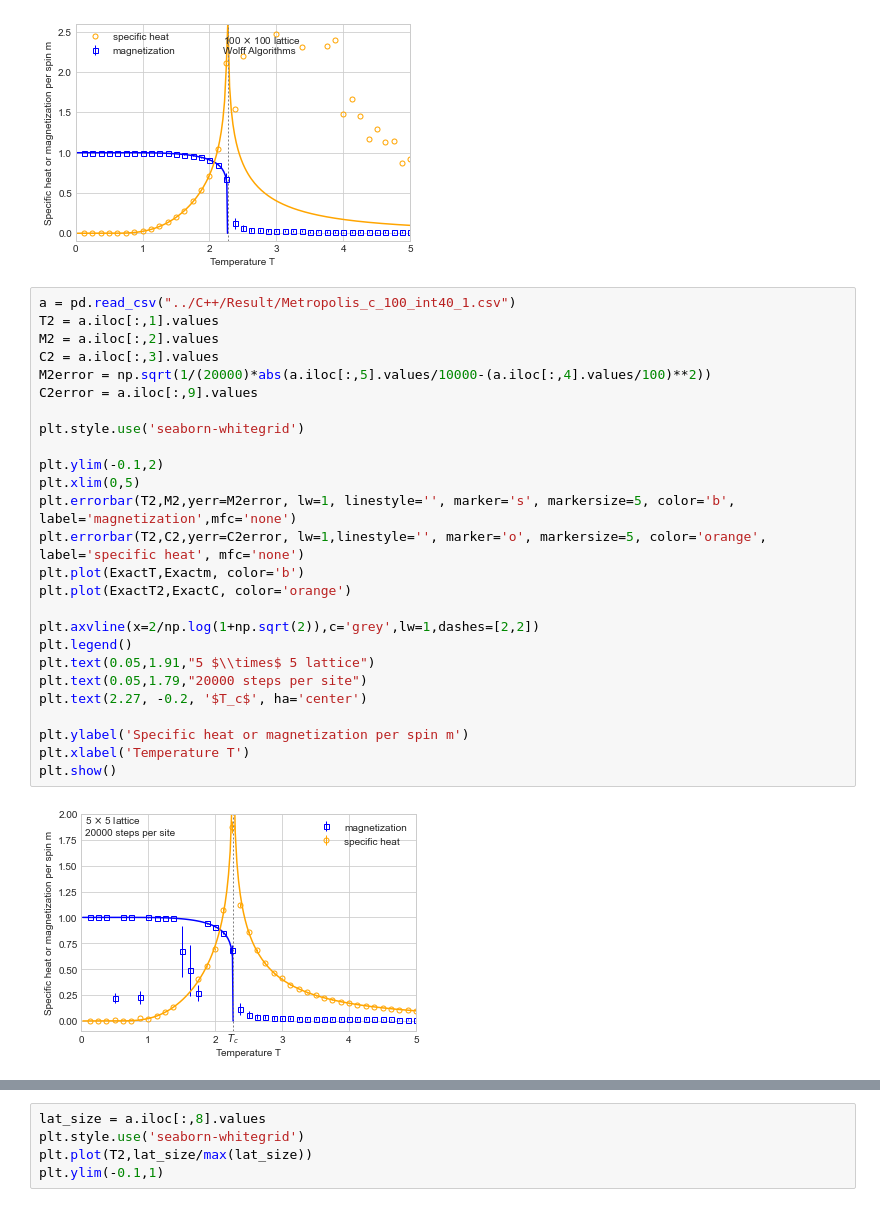
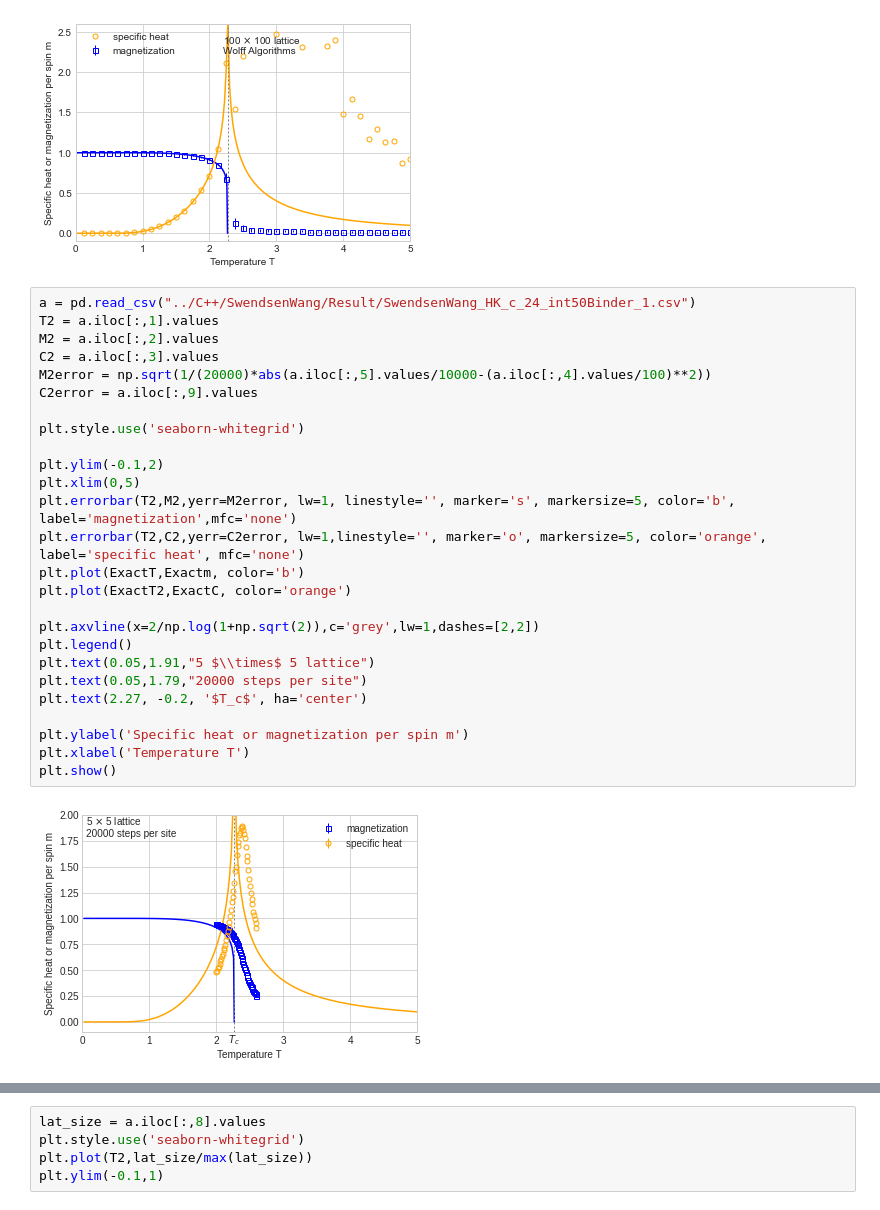
Before and after one commit to seongsukim-ml/2022_CMBP, a Jupyter notebook: MonteCarlo/Newman_Barkema/python/Data_Plotting.ipynb, the cells around one changed output, grey strips where cells are left out. Drawn from its saved outputs; the diff is of its cells as text.

```diff
--- a/MonteCarlo/Newman_Barkema/python/Data_Plotting.ipynb
+++ b/MonteCarlo/Newman_Barkema/python/Data_Plotting.ipynb
@@ -158,30 +158,30 @@ plt.show()
 # %% [output]
 [figure]
 # %%
-a = pd.read_csv("../C++/Result/Metropolis_c_100_int40_1.csv")
+a = pd.read_csv("../C++/SwendsenWang/Result/SwendsenWang_HK_c_24_int50Binder_1.csv")
 T2 = a.iloc[:,1].values
 M2 = a.iloc[:,2].values
 C2 = a.iloc[:,3].values
 M2error = np.sqrt(1/(20000)*abs(a.iloc[:,5].values/10000-(a.iloc[:,4].values/100)**2))
 C2error = a.iloc[:,9].values
 
 plt.style.use('seaborn-whitegrid')
 
 plt.ylim(-0.1,2)
 plt.xlim(0,5)
 plt.errorbar(T2,M2,yerr=M2error, lw=1, linestyle='', marker='s', markersize=5, color='b', label='magnetization',mfc='none')
 plt.errorbar(T2,C2,yerr=C2error, lw=1,linestyle='', marker='o', markersize=5, color='orange', label='specific heat', mfc='none')
 plt.plot(ExactT,Exactm, color='b')
 plt.plot(ExactT2,ExactC, color='orange')
 
 plt.axvline(x=2/np.log(1+np.sqrt(2)),c='grey',lw=1,dashes=[2,2])
 plt.legend()
 plt.text(0.05,1.91,"5 $\\times$ 5 lattice")
 plt.text(0.05,1.79,"20000 steps per site")
 plt.text(2.27, -0.2, '$T_c$', ha='center')
 
 plt.ylabel('Specific heat or magnetization per spin m')
 plt.xlabel('Temperature T')
 plt.show()
 # %% [output]
-[figure, old version]
+[figure, new version]
```
Also changed, not shown: parts of 1 cell of this notebook, 5 other files.
